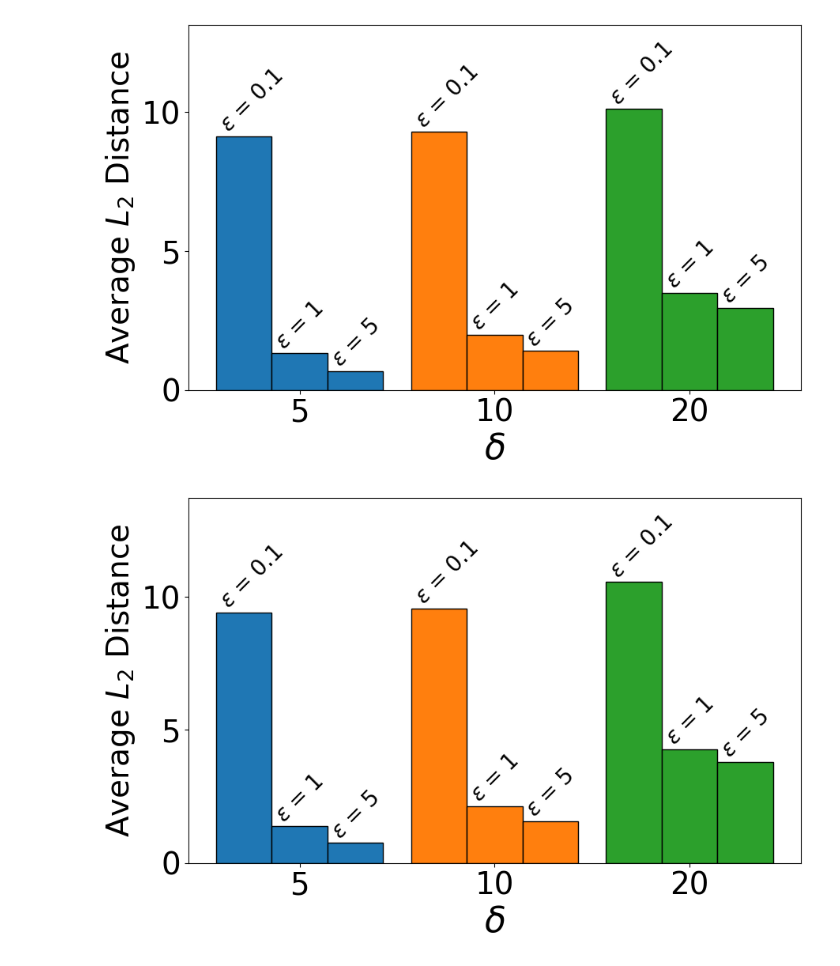
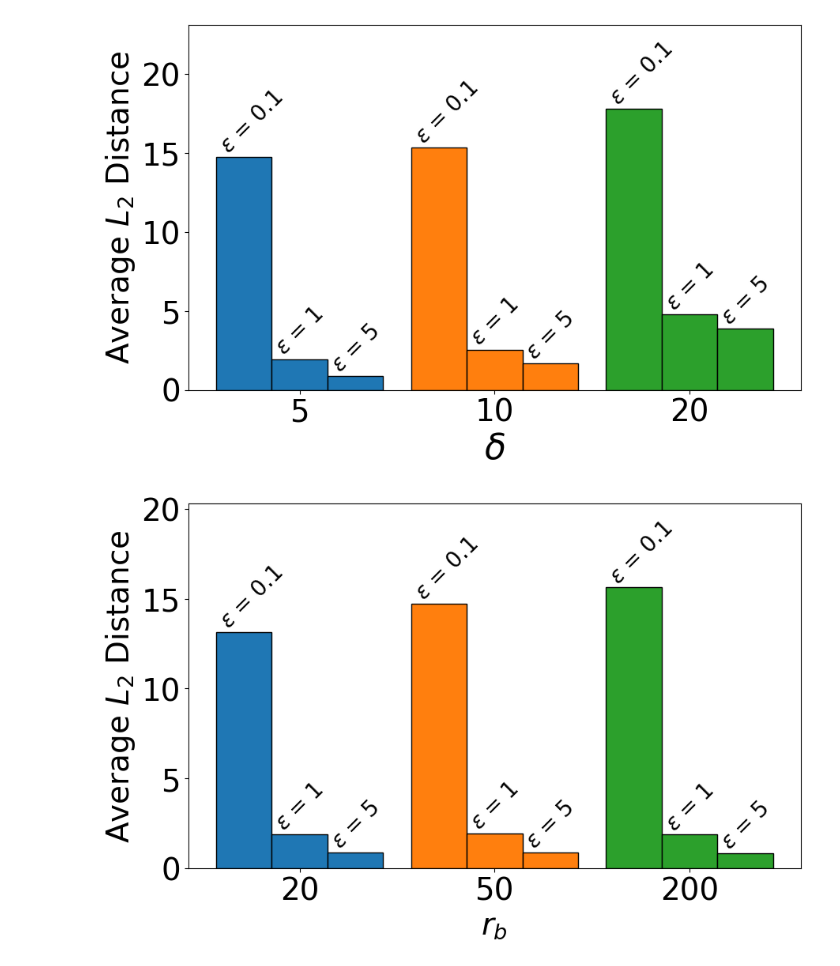
Before and after one commit to shafizurRseeam/location_privacy, a Jupyter notebook: delta_effect_figures.ipynb, the cells around one changed output. Cells and saved outputs as stored; diff of their text form; code cells hidden in the pictures.

```diff
--- a/delta_effect_figures.ipynb
+++ b/delta_effect_figures.ipynb
@@ -64,10 +64,10 @@ def plot_l2_distance_effect(base_directory, dataset_name):
 
 # Example usage:
 base_directory = "C:\\Users\\ss6365\\Desktop\\location_privacy_final"
-dataset_name = 'tdrive'  # Change 'uci' to any other directory name as needed
+dataset_name = 'uci'  # Change 'uci' to any other directory name as needed
 plot_l2_distance_effect(base_directory, dataset_name)
 # %% [output]
-[figure, old version]
+[figure, new version]
 # %%
 import pandas as pd
 import matplotlib.pyplot as plt
@@ -80,61 +80,61 @@ def plot_l2_distance_effect_radius(base_directory, dataset_name):
 
     # Epsilon values and Delta configurations
     epsilon_values = [0.1, 1, 5]
-    radius = [50, 200, 500]
+    radius = [20, 50, 200]
     l2_distances = []
 
-    for radius in radius:
+    for radi in radius:
         x_values = []
         for epsilon in epsilon_values:
-            file_name = f'merged_our_bl_{radius}_delta_5_{epsilon}.csv'
-            file_path = os.path.join(base_directory_input, f'our_bl_{radius}_delta_5', file_name)
+            file_name = f'merged_our_bl_{radi}_delta_5_{epsilon}.csv'
+            file_path = os.path.join(base_directory_input, f'our_bl_{radi}_delta_5', file_name)
             df = pd.read_csv(file_path)
             mean_value = df['l2_distance'].mean()
             x_values.append(mean_value)
         l2_distances.append(x_values)
 
     # Plot setup
     fig, ax = plt.subplots(figsize=(10, 6))
     colors = ['#1F77B4', '#FF7F0E', '#2CA02C']
     width = 0.2
     delta_gap = 0.1
     group_width = len(epsilon_values) * width + delta_gap
     x = np.arange(len(radius)) * group_width
 
     # Plotting bars
-    for delta_index, radius in enumerate(radius):
+    for radi_index, radi in enumerate(radius):
         for bar_index, epsilon in enumerate(epsilon_values):
-            bar_position = x[delta_index] + bar_index * width
-            bar_height = l2_distances[delta_index][bar_index]
-            ax.bar(bar_position, bar_height, width, color=colors[delta_index], edgecolor='black')
+            bar_position = x[radi_index] + bar_index * width
+            bar_height = l2_distances[radi_index][bar_index]
+            ax.bar(bar_position, bar_height, width, color=colors[radi_index], edgecolor='black')
 
             # Text above bars
-            text_y_position = bar_height  +2
+            text_y_position = bar_height
             ax.text(bar_position-width/2, text_y_position, f'$\epsilon$ = {epsilon}',
                     ha='left', va='bottom', fontsize=20, rotation=45)
 
     # Customization
-    ax.set_xlabel('$\delta$', fontsize=34)
+    ax.set_xlabel('$r_b$', fontsize=28)
     ax.set_ylabel('Average $L_2$ Distance', fontsize=28)
     ax.set_xticks(x + width * (len(epsilon_values) - 1) / 2)
-    ax.set_xticklabels(deltas)
+    ax.set_xticklabels(radius)
     plt.tick_params(axis='both', which='major', labelsize=28)
     plt.ylim(0, max(l2_distances[2]) * 1.3)
 
-    # # Save and display
-    # save_dir_png = os.path.join(base_directory, dataset_name, 'figure', 'png')
-    # save_dir_svg = os.path.join(base_directory, dataset_name, 'figure', 'svg')
-    # os.makedirs(save_dir_png, exist_ok=True)
-    # os.makedirs(save_dir_svg, exist_ok=True)
-    # pathpng = os.path.join(save_dir_png, f'{dataset_name}_l2_delta_effect.png')
-    # pathsvg = os.path.join(save_dir_svg, f'{dataset_name}_l2_delta_effect.svg')
-    # plt.savefig(pathpng, dpi=300, bbox_inches='tight')
-    # plt.savefig(pathsvg, format='svg', bbox_inches='tight')
+    # Save and display
+    save_dir_png = os.path.join(base_directory, dataset_name, 'figure', 'png')
+    save_dir_svg = os.path.join(base_directory, dataset_name, 'figure', 'svg')
+    os.makedirs(save_dir_png, exist_ok=True)
+    os.makedirs(save_dir_svg, exist_ok=True)
+    pathpng = os.path.join(save_dir_png, f'{dataset_name}_l2_bounding_radius_effect.png')
+    pathsvg = os.path.join(save_dir_svg, f'{dataset_name}_l2_bounding_radius_effect.svg')
+    plt.savefig(pathpng, dpi=300, bbox_inches='tight')
+    plt.savefig(pathsvg, format='svg', bbox_inches='tight')
     plt.show()
 
 # Example usage:
 base_directory = "C:\\Users\\ss6365\\Desktop\\location_privacy_final"
 dataset_name = 'uci'  # Change 'uci' to any other directory name as needed
-plot_l2_distance_effect(base_directory, dataset_name)
+plot_l2_distance_effect_radius(base_directory, dataset_name)
 # %% [output]
-[figure, old version]
+[figure, new version]
```
Also changed, not shown: 1 other file.
